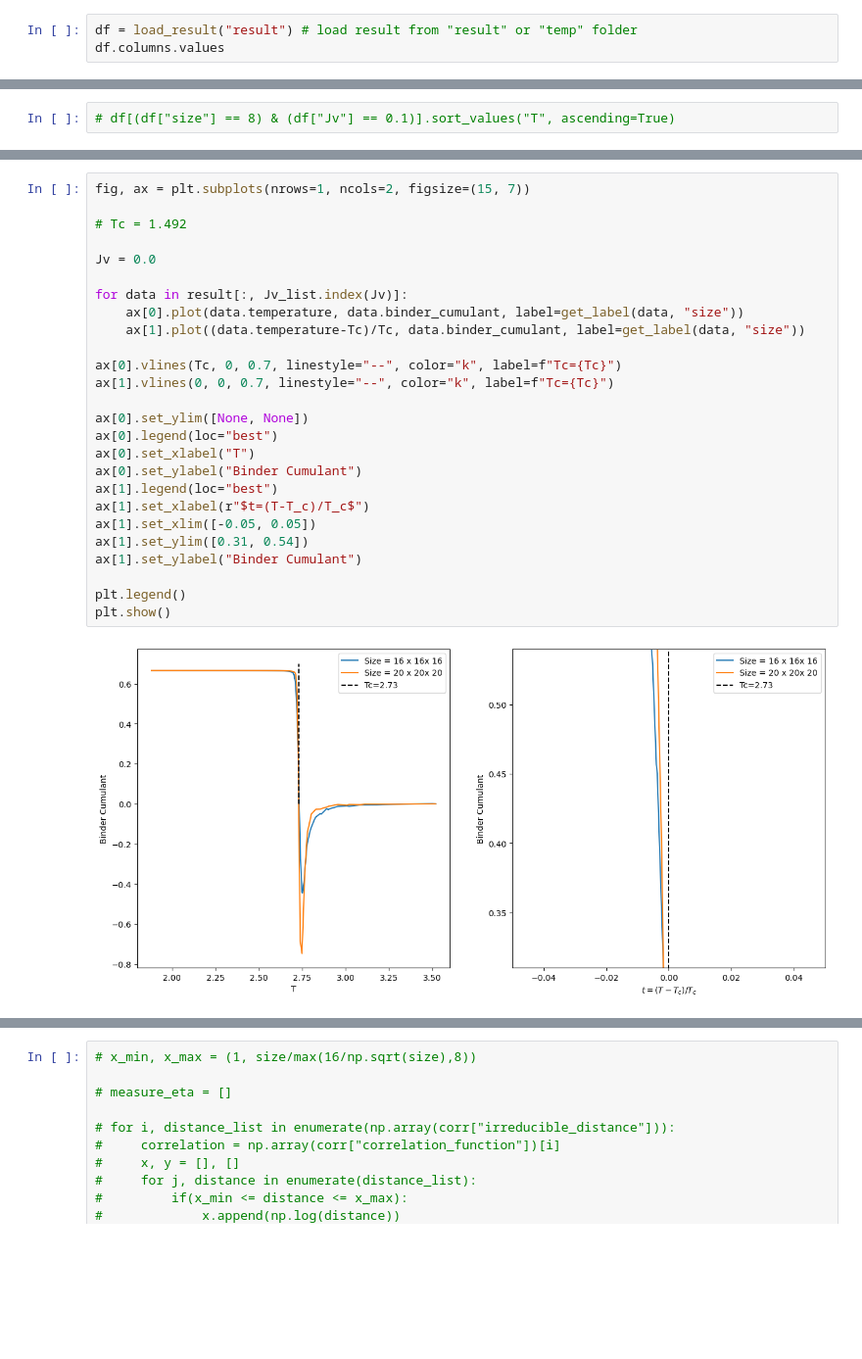
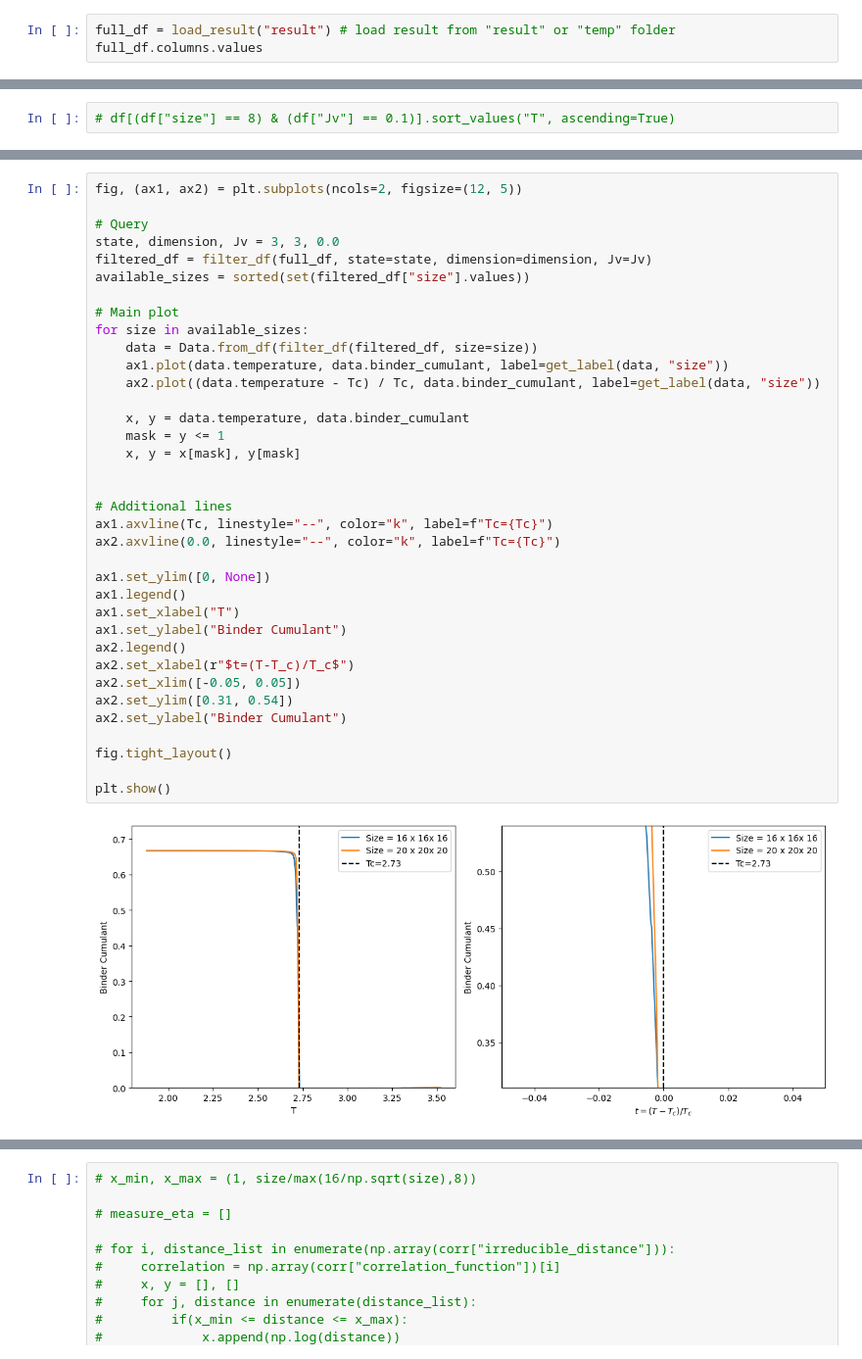
Before and after one commit to LEE-SungBin/spin_glass, a Jupyter notebook: analysis.ipynb, the cells around one changed output, grey strips where cells are left out. Shown at 98% size. Saved outputs shown, nothing was run; the diff lists cells and outputs as text; blank space fills up the shorter version.

Commit message:
plot update

```diff
--- a/analysis.ipynb
+++ b/analysis.ipynb
@@ -38,3 +28,3 @@ setting[setting["size"] == 20]
 # %%
-df = load_result("result") # load result from "result" or "temp" folder
-df.columns.values
+full_df = load_result("result") # load result from "result" or "temp" folder
+full_df.columns.values
@@ -121,28 +90,38 @@ array([Data(state=3, size=16, dimension=3, Jv=0.0, temperature=array([1.8808, 1.
 # %%
-fig, ax = plt.subplots(nrows=1, ncols=2, figsize=(15, 7))
+fig, (ax1, ax2) = plt.subplots(ncols=2, figsize=(12, 5))
 
-# Tc = 1.492
+# Query
+state, dimension, Jv = 3, 3, 0.0
+filtered_df = filter_df(full_df, state=state, dimension=dimension, Jv=Jv)
+available_sizes = sorted(set(filtered_df["size"].values))
 
-Jv = 0.0
+# Main plot
+for size in available_sizes:
+    data = Data.from_df(filter_df(filtered_df, size=size))
+    ax1.plot(data.temperature, data.binder_cumulant, label=get_label(data, "size"))
+    ax2.plot((data.temperature - Tc) / Tc, data.binder_cumulant, label=get_label(data, "size"))
 
-for data in result[:, Jv_list.index(Jv)]:
-    ax[0].plot(data.temperature, data.binder_cumulant, label=get_label(data, "size"))
-    ax[1].plot((data.temperature-Tc)/Tc, data.binder_cumulant, label=get_label(data, "size"))
+    x, y = data.temperature, data.binder_cumulant
+    mask = y <= 1
+    x, y = x[mask], y[mask]
 
-ax[0].vlines(Tc, 0, 0.7, linestyle="--", color="k", label=f"Tc={Tc}")
-ax[1].vlines(0, 0, 0.7, linestyle="--", color="k", label=f"Tc={Tc}")
 
-ax[0].set_ylim([None, None])
-ax[0].legend(loc="best")
-ax[0].set_xlabel("T")
-ax[0].set_ylabel("Binder Cumulant")
-ax[1].legend(loc="best")
-ax[1].set_xlabel(r"$t=(T-T_c)/T_c$")
-ax[1].set_xlim([-0.05, 0.05])
-ax[1].set_ylim([0.31, 0.54])
-ax[1].set_ylabel("Binder Cumulant")
+# Additional lines
+ax1.axvline(Tc, linestyle="--", color="k", label=f"Tc={Tc}")
+ax2.axvline(0.0, linestyle="--", color="k", label=f"Tc={Tc}")
 
-plt.legend()
+ax1.set_ylim([0, None])
+ax1.legend()
+ax1.set_xlabel("T")
+ax1.set_ylabel("Binder Cumulant")
+ax2.legend()
+ax2.set_xlabel(r"$t=(T-T_c)/T_c$")
+ax2.set_xlim([-0.05, 0.05])
+ax2.set_ylim([0.31, 0.54])
+ax2.set_ylabel("Binder Cumulant")
+
+fig.tight_layout()
+
 plt.show()
 # %% [output]
-[figure, old version]
+[figure, new version]
```
Also changed, not shown: parts of 25 cells of this notebook, 6 other files.
